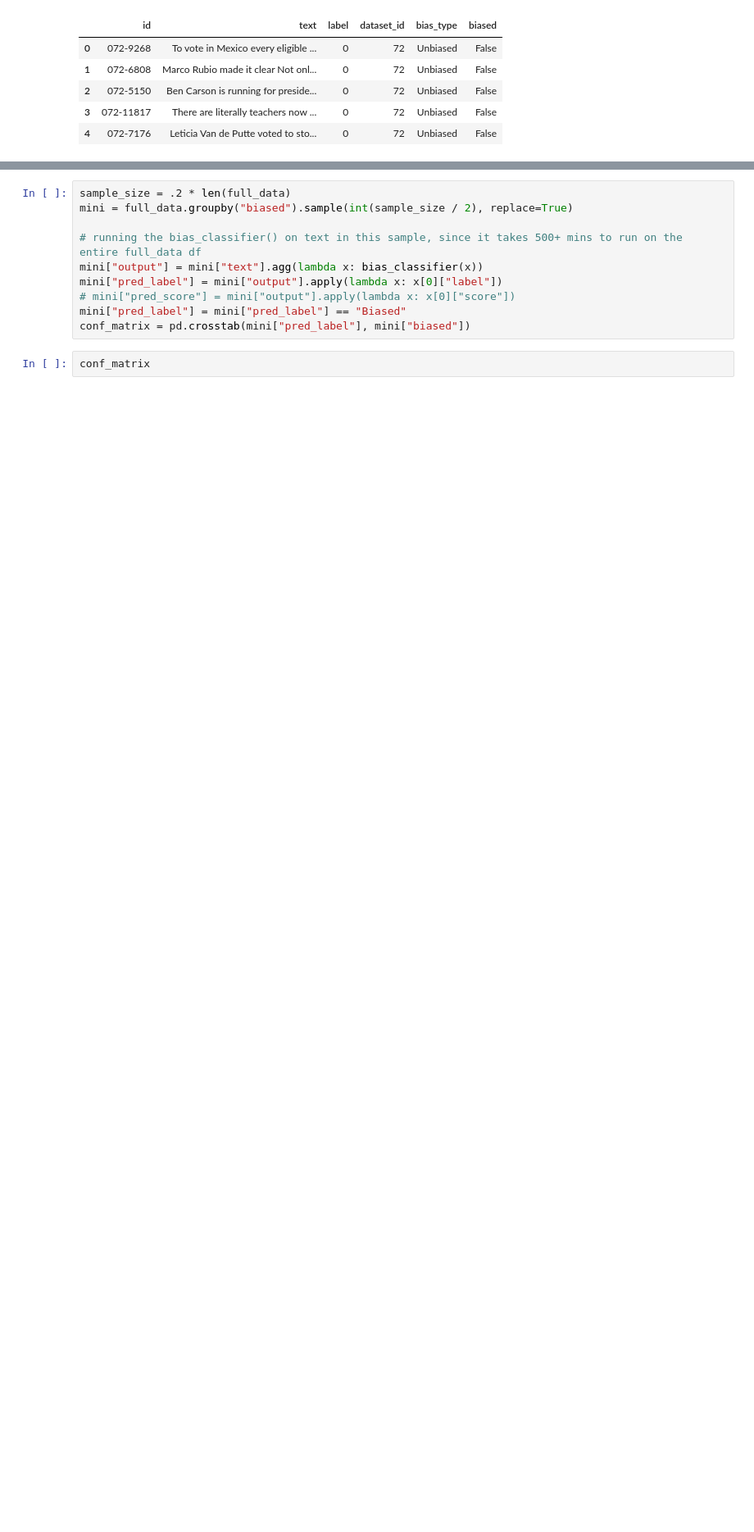
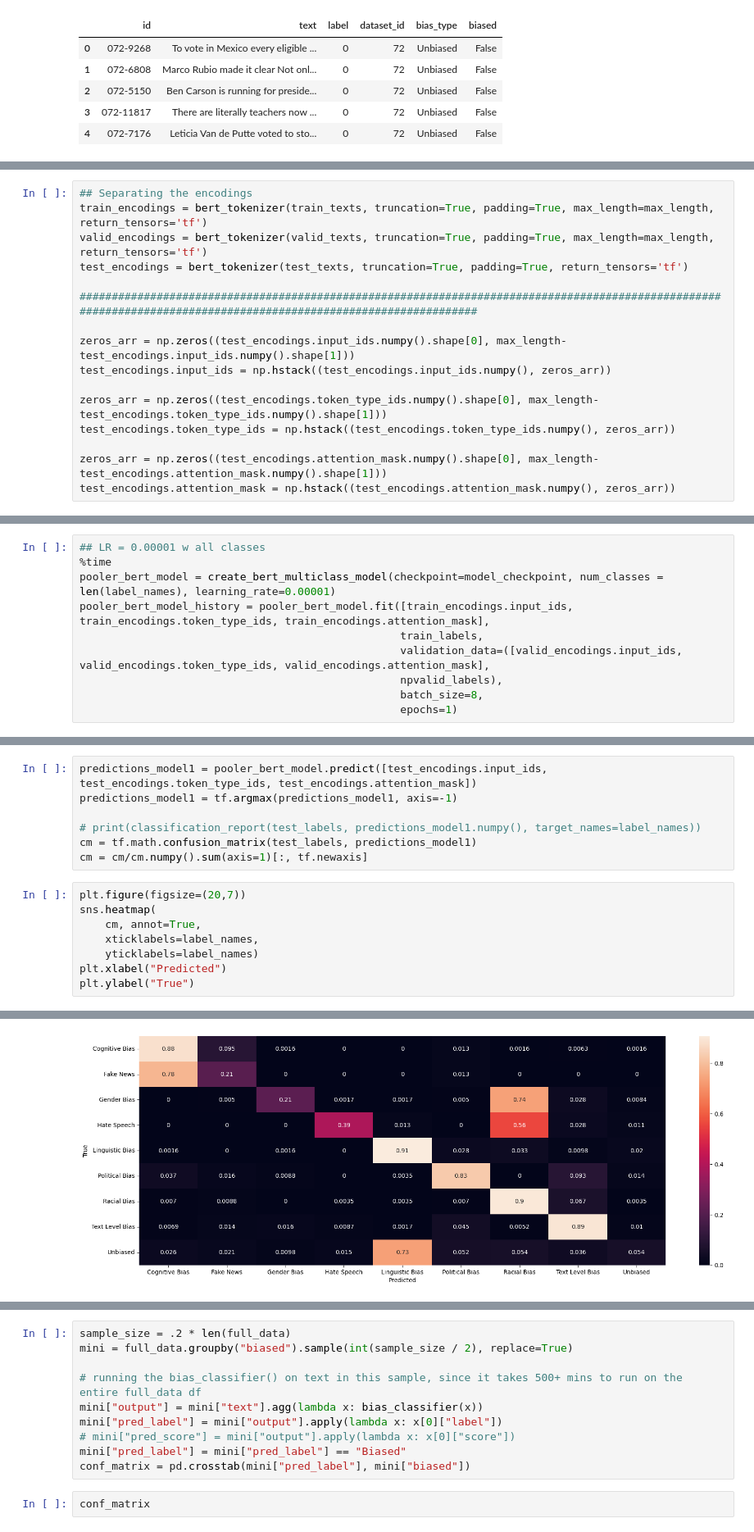
Before and after one commit to rafa542/bias-beacon, a Jupyter notebook: notebooks/MBIB_Modeling.ipynb, the cells around one changed output, grey strips where cells are left out. Shown at 82% size. Saved outputs shown, nothing was run; the diff lists cells and outputs as text; blank space fills up the shorter version.

```diff
--- a/notebooks/MBIB_Modeling.ipynb
+++ b/notebooks/MBIB_Modeling.ipynb
@@ -53,0 +262,16 @@ full_data.head()
+# %%
+## Separating the encodings
+train_encodings = bert_tokenizer(train_texts, truncation=True, padding=True, max_length=max_length, return_tensors='tf')
+valid_encodings = bert_tokenizer(valid_texts, truncation=True, padding=True, max_length=max_length, return_tensors='tf')
+test_encodings = bert_tokenizer(test_texts, truncation=True, padding=True, return_tensors='tf')
+
+##################################################################################################################################################################
+
+zeros_arr = np.zeros((test_encodings.input_ids.numpy().shape[0], max_length-test_encodings.input_ids.numpy().shape[1]))
+test_encodings.input_ids = np.hstack((test_encodings.input_ids.numpy(), zeros_arr))
+
+zeros_arr = np.zeros((test_encodings.token_type_ids.numpy().shape[0], max_length-test_encodings.token_type_ids.numpy().shape[1]))
+test_encodings.token_type_ids = np.hstack((test_encodings.token_type_ids.numpy(), zeros_arr))
+
+zeros_arr = np.zeros((test_encodings.attention_mask.numpy().shape[0], max_length-test_encodings.attention_mask.numpy().shape[1]))
+test_encodings.attention_mask = np.hstack((test_encodings.attention_mask.numpy(), zeros_arr))
@@ -53,0 +354,10 @@ full_data.head()
+# %%
+## LR = 0.00001 w all classes
+%time
+pooler_bert_model = create_bert_multiclass_model(checkpoint=model_checkpoint, num_classes = len(label_names), learning_rate=0.00001)
+pooler_bert_model_history = pooler_bert_model.fit([train_encodings.input_ids, train_encodings.token_type_ids, train_encodings.attention_mask],
+                                                  train_labels,
+                                                  validation_data=([valid_encodings.input_ids, valid_encodings.token_type_ids, valid_encodings.attention_mask],
+                                                  npvalid_labels),
+                                                  batch_size=8,
+                                                  epochs=1)
@@ -53,0 +377,16 @@ full_data.head()
+# %%
+predictions_model1 = pooler_bert_model.predict([test_encodings.input_ids, test_encodings.token_type_ids, test_encodings.attention_mask])
+predictions_model1 = tf.argmax(predictions_model1, axis=-1)
+
+# print(classification_report(test_labels, predictions_model1.numpy(), target_names=label_names))
+cm = tf.math.confusion_matrix(test_labels, predictions_model1)
+cm = cm/cm.numpy().sum(axis=1)[:, tf.newaxis]
+# %%
+plt.figure(figsize=(20,7))
+sns.heatmap(
+    cm, annot=True,
+    xticklabels=label_names,
+    yticklabels=label_names)
+plt.xlabel("Predicted")
+plt.ylabel("True")
+# %% [output]
@@ -53,0 +394 @@ full_data.head()
+[figure, added]
```
Also changed, not shown: parts of 37 cells of this notebook.
